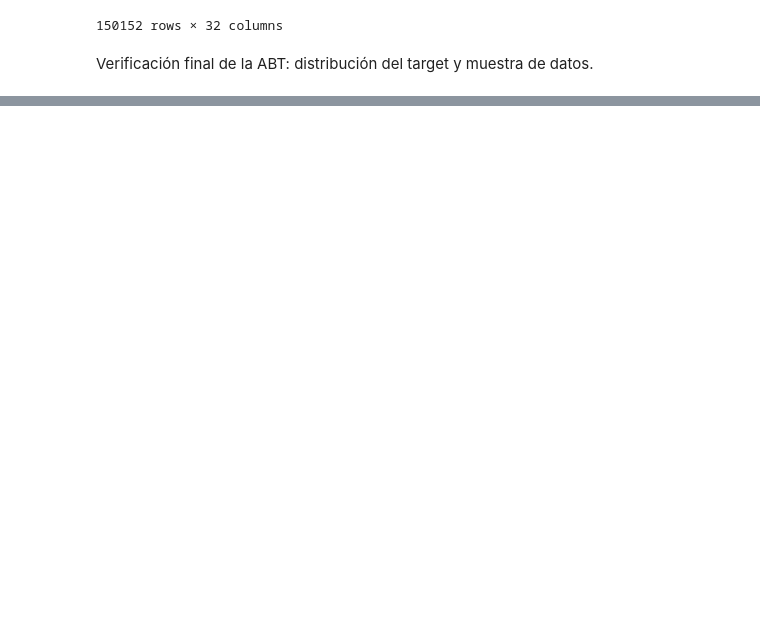
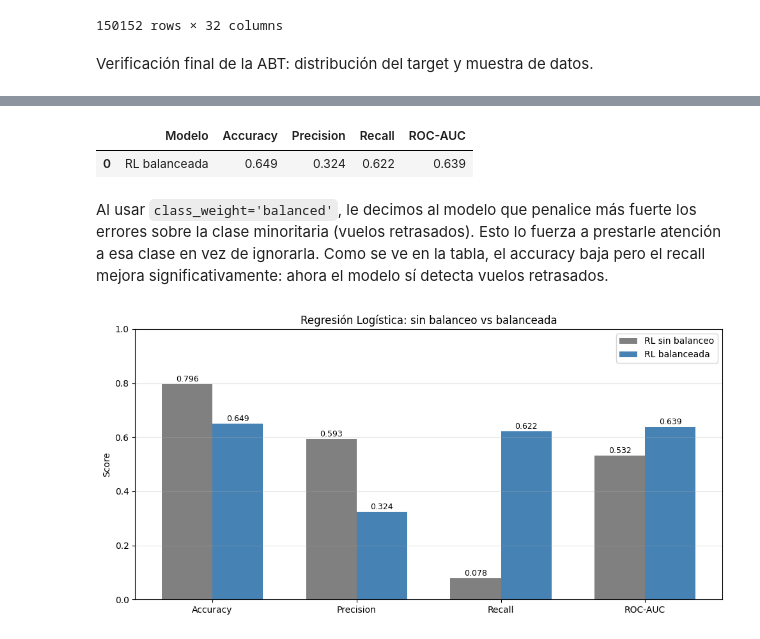
Before and after one commit to Guadacarro/TP_IA, a Jupyter notebook: tp_v2.ipynb, the cells around one changed output, grey strips where cells are left out. Drawn from its saved outputs; the diff is of its cells as text; code cells hidden in the pictures; blank space fills up the shorter version.

Commit message:
etapa:modelo-v2.1

```diff
--- a/tp_v2.ipynb
+++ b/tp_v2.ipynb
@@ -1143,10 +1085,0 @@ print(f"Test:  {X_test.shape[0]} filas ({y_test.mean():.1%} retrasados)")
-# %%
-def reportar_metricas(nombre, y_true, y_pred):
-    return {
-        'Modelo': nombre,
-        'Accuracy': round(accuracy_score(y_true, y_pred), 3),
-        'Precision': round(precision_score(y_true, y_pred, zero_division=0), 3),
-        'Recall': round(recall_score(y_true, y_pred, zero_division=0), 3),
-        'F1': round(f1_score(y_true, y_pred, zero_division=0), 3),
-        'ROC-AUC': round(roc_auc_score(y_true, y_pred), 3),
-    }
@@ -1544,0 +1182,51 @@ El modelo final logra un balance razonable entre detección de retrasos y credib
+# %%
+pipe_balanced = Pipeline([
+    ('scaler', StandardScaler()),
+    ('model', LogisticRegression(
+        class_weight='balanced',
+        random_state=42,
+        max_iter=1000
+    ))
+])
+
+pipe_balanced.fit(X_train, y_train)
+y_pred_train_bal = pipe_balanced.predict(X_train)
+y_pred_test_bal = pipe_balanced.predict(X_test)
+
+pd.DataFrame([reportar_metricas('RL balanceada', y_test, y_pred_test_bal)])
+# %% [output]
+|  | Modelo | Accuracy | Precision | Recall | ROC-AUC |
+| 0 | RL balanceada | 0.649 | 0.324 | 0.622 | 0.639 |
+# %% [markdown]
+Al usar `class_weight='balanced'`, le decimos al modelo que penalice más fuerte los errores sobre la clase minoritaria (vuelos retrasados). Esto lo fuerza a prestarle atención a esa clase en vez de ignorarla. Como se ve en la tabla, el accuracy baja pero el recall mejora significativamente: ahora el modelo sí detecta vuelos retrasados.
+# %%
+resultados_lr = pd.DataFrame([
+    reportar_metricas('RL sin balanceo', y_test, y_pred_test_base),
+    reportar_metricas('RL balanceada', y_test, y_pred_test_bal),
+])
+
+metricas_cols = ['Accuracy', 'Precision', 'Recall', 'ROC-AUC']
+x = np.arange(len(metricas_cols))
+ancho = 0.35
+
+fig, ax = plt.subplots(figsize=(10, 5))
+for i, (_, row) in enumerate(resultados_lr.iterrows()):
+    color = 'gray' if i == 0 else 'steelblue'
+    valores = [row[m] for m in metricas_cols]
+    bars = ax.bar(x + i * ancho - ancho/2, valores, ancho, label=row['Modelo'], color=color)
+    for bar in bars:
+        h = bar.get_height()
+        ax.annotate(f'{h:.3f}', xy=(bar.get_x() + bar.get_width()/2, h),
+                    xytext=(0, 3), textcoords='offset points', ha='center', fontsize=9)
+
+ax.set_xticks(x)
+ax.set_xticklabels(metricas_cols)
+ax.set_ylim(0, 1)
+ax.set_ylabel('Score')
+ax.set_title('Regresión Logística: sin balanceo vs balanceada')
+ax.legend()
+ax.grid(True, axis='y', alpha=0.3)
+plt.tight_layout()
+plt.show()
+# %% [output]
+[figure, added]
```
Also changed, not shown: parts of 94 cells of this notebook.
